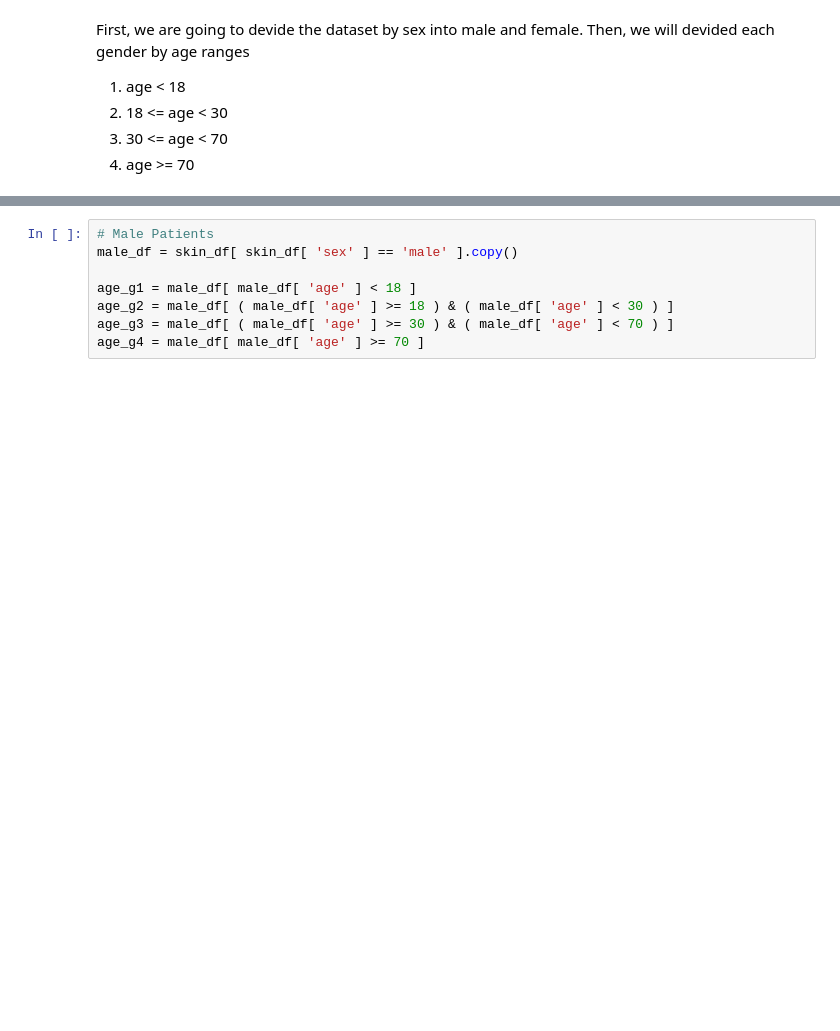
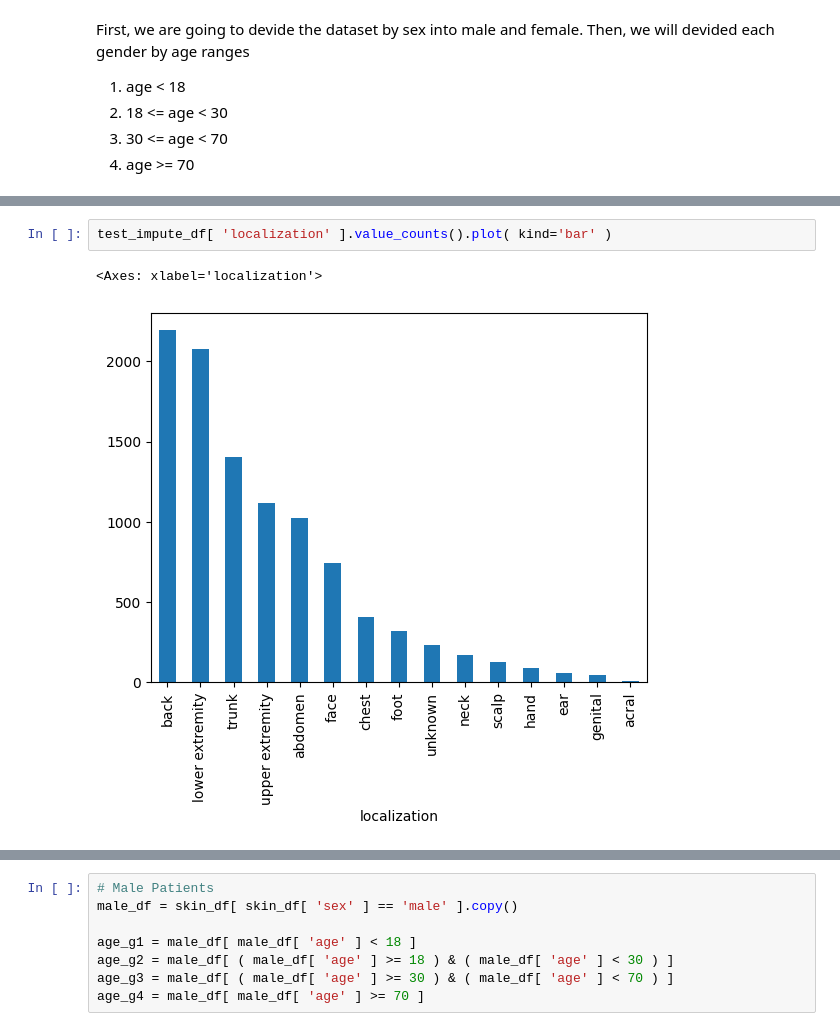
Before and after one commit to h-sutiwas/medical-image-torch, a Jupyter notebook: notebooks/eploratory_data_analysis.ipynb, the cells around one changed output, grey strips where cells are left out. Cells and saved outputs as stored; diff of their text form; blank space fills up the shorter version.

```diff
--- a/notebooks/eploratory_data_analysis.ipynb
+++ b/notebooks/eploratory_data_analysis.ipynb
@@ -169,0 +198,5 @@ First, we are going to devide the dataset by sex into male and female. Then, we
+# %%
+test_impute_df[ 'localization' ].value_counts().plot( kind='bar' )
+# %% [output]
+<Axes: xlabel='localization'>
+[figure, added]
```
Also changed, not shown: parts of 7 cells of this notebook.
